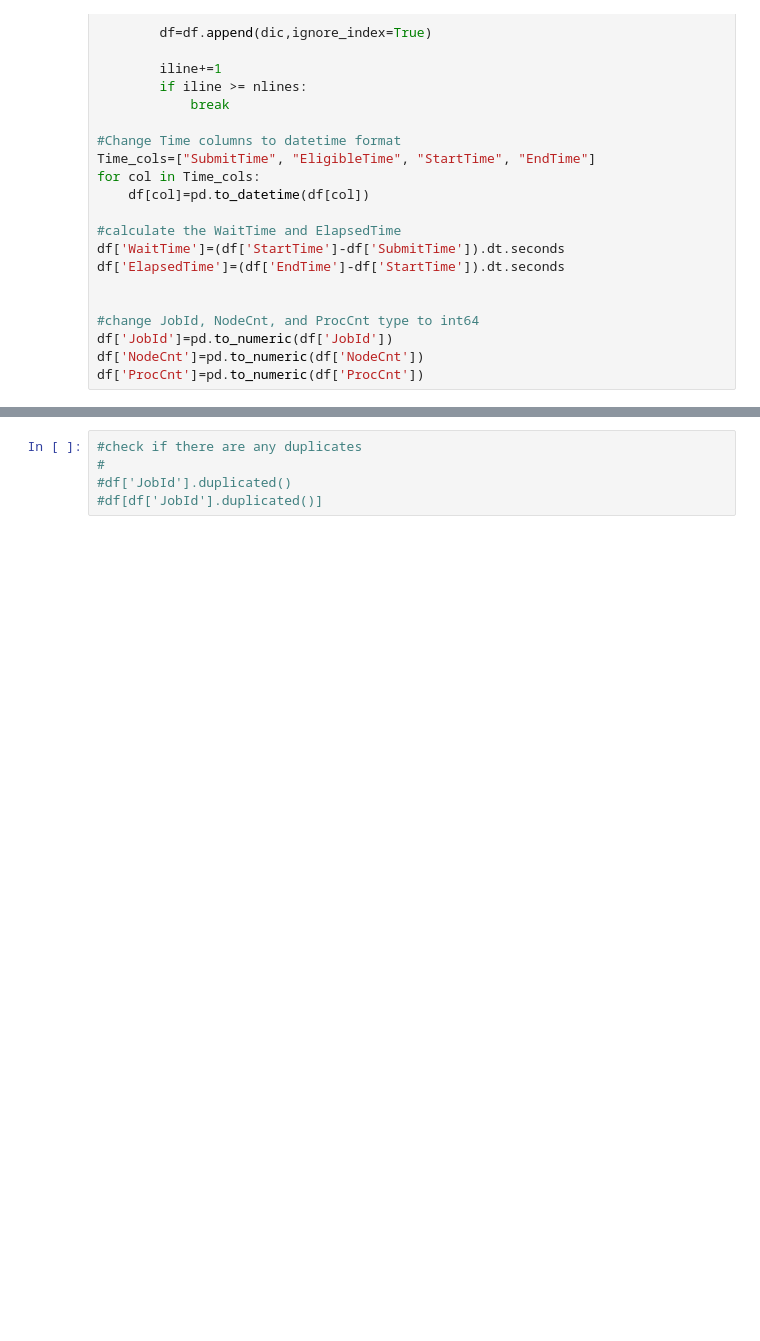
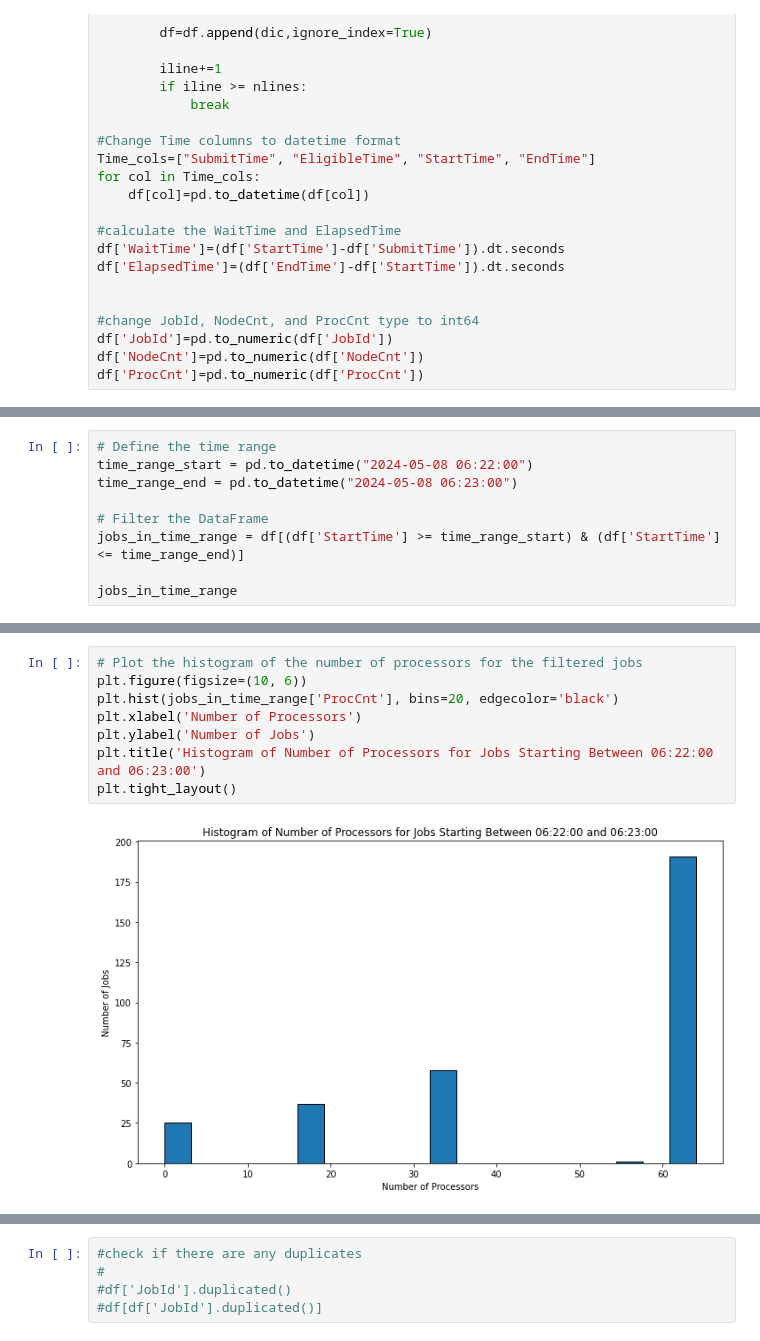
Before and after one commit to uschpc/hpc-digital-twin, a Jupyter notebook: output-analysis/Output-script.ipynb, the cells around one changed output, grey strips where cells are left out. Drawn from its saved outputs; the diff is of its cells as text; blank space fills up the shorter version.

```diff
--- a/output-analysis/Output-script.ipynb
+++ b/output-analysis/Output-script.ipynb
@@ -67,0 +119,9 @@ df
+# %%
+# Define the time range
+time_range_start = pd.to_datetime("2024-05-08 06:22:00")
+time_range_end = pd.to_datetime("2024-05-08 06:23:00")
+
+# Filter the DataFrame
+jobs_in_time_range = df[(df['StartTime'] >= time_range_start) & (df['StartTime'] <= time_range_end)]
+
+jobs_in_time_range
@@ -67,0 +142,10 @@ df
+# %%
+# Plot the histogram of the number of processors for the filtered jobs
+plt.figure(figsize=(10, 6))
+plt.hist(jobs_in_time_range['ProcCnt'], bins=20, edgecolor='black')
+plt.xlabel('Number of Processors')
+plt.ylabel('Number of Jobs')
+plt.title('Histogram of Number of Processors for Jobs Starting Between 06:22:00 and 06:23:00')
+plt.tight_layout()
+# %% [output]
+[figure, added]
```
Also changed, not shown: parts of 14 cells of this notebook, 2 other files.
